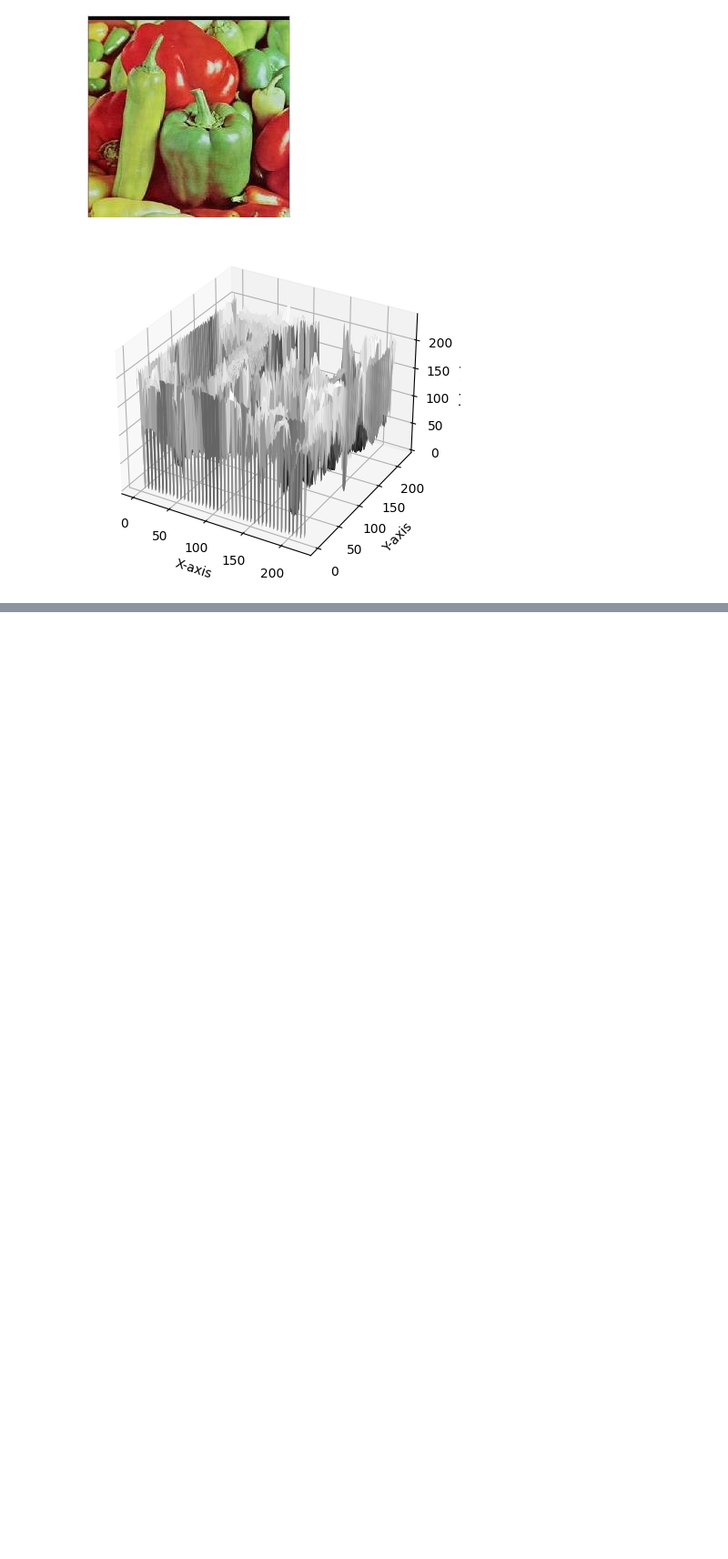
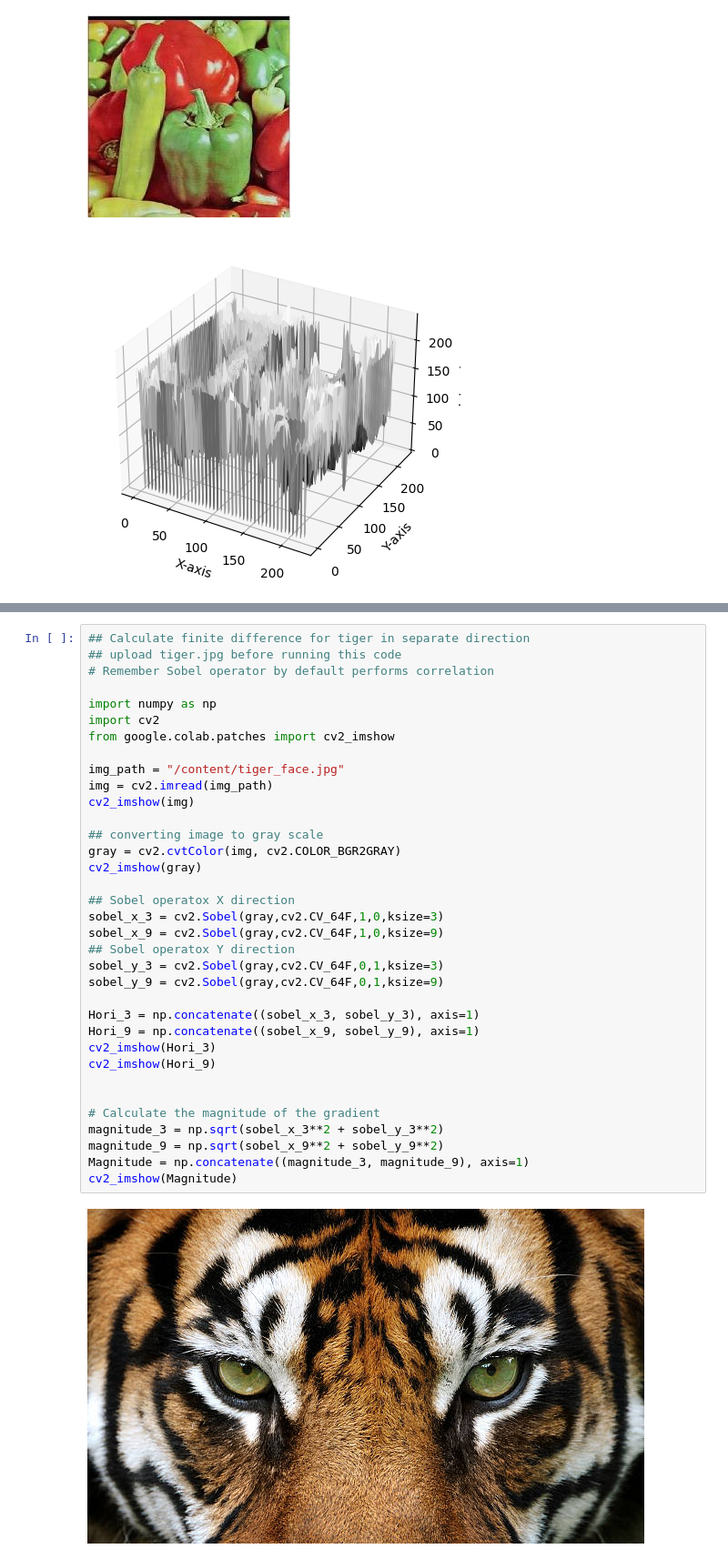
Before and after one commit to sagarjain2030/Udacity_CV_Course, a Jupyter notebook: 2AL5_Edge_detection_Gradients/2AL5_Edge_Detection_Gradients.ipynb, the cells around one changed output, grey strips where cells are left out. Shown at 91% size. Saved outputs shown, nothing was run; the diff lists cells and outputs as text; blank space fills up the shorter version.

Commit message:
End of Practical for 2A-L5
Tried Sobel X and Sobel y operator. Also used surface plotting to plot intensity as height

```diff
--- a/2AL5_Edge_detection_Gradients/2AL5_Edge_Detection_Gradients.ipynb
+++ b/2AL5_Edge_detection_Gradients/2AL5_Edge_Detection_Gradients.ipynb
@@ -109,3 +108,40 @@ cv2_imshow(direction)
 [figure]
 [figure]
 [figure]
+# %%
+## Calculate finite difference for tiger in separate direction
+## upload tiger.jpg before running this code
+# Remember Sobel operator by default performs correlation
+
+import numpy as np
+import cv2
+from google.colab.patches import cv2_imshow
+
+img_path = "/content/tiger_face.jpg"
+img = cv2.imread(img_path)
+cv2_imshow(img)
+
+## converting image to gray scale
+gray = cv2.cvtColor(img, cv2.COLOR_BGR2GRAY)
+cv2_imshow(gray)
+
+## Sobel operatox X direction
+sobel_x_3 = cv2.Sobel(gray,cv2.CV_64F,1,0,ksize=3)
+sobel_x_9 = cv2.Sobel(gray,cv2.CV_64F,1,0,ksize=9)
+## Sobel operatox Y direction
+sobel_y_3 = cv2.Sobel(gray,cv2.CV_64F,0,1,ksize=3)
+sobel_y_9 = cv2.Sobel(gray,cv2.CV_64F,0,1,ksize=9)
+
+Hori_3 = np.concatenate((sobel_x_3, sobel_y_3), axis=1)
+Hori_9 = np.concatenate((sobel_x_9, sobel_y_9), axis=1)
+cv2_imshow(Hori_3)
+cv2_imshow(Hori_9)
+
+
+# Calculate the magnitude of the gradient
+magnitude_3 = np.sqrt(sobel_x_3**2 + sobel_y_3**2)
+magnitude_9 = np.sqrt(sobel_x_9**2 + sobel_y_9**2)
+Magnitude = np.concatenate((magnitude_3, magnitude_9), axis=1)
+cv2_imshow(Magnitude)
+# %% [output]
+[figure, added]
```
Also changed, not shown: parts of 2 cells of this notebook, 1 other file.
